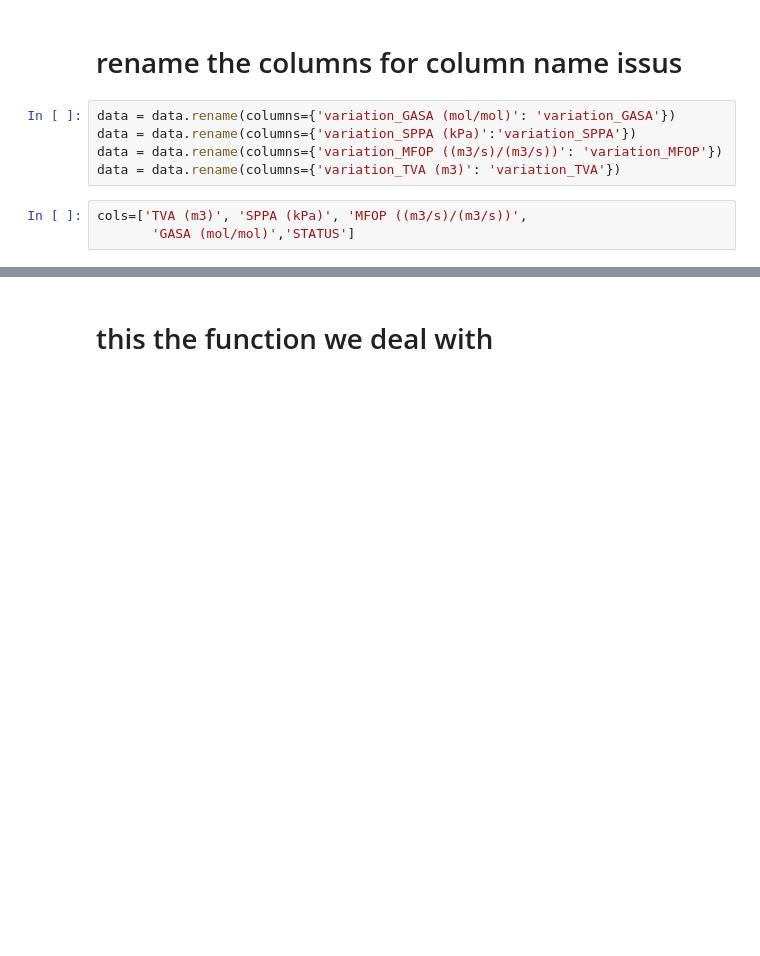
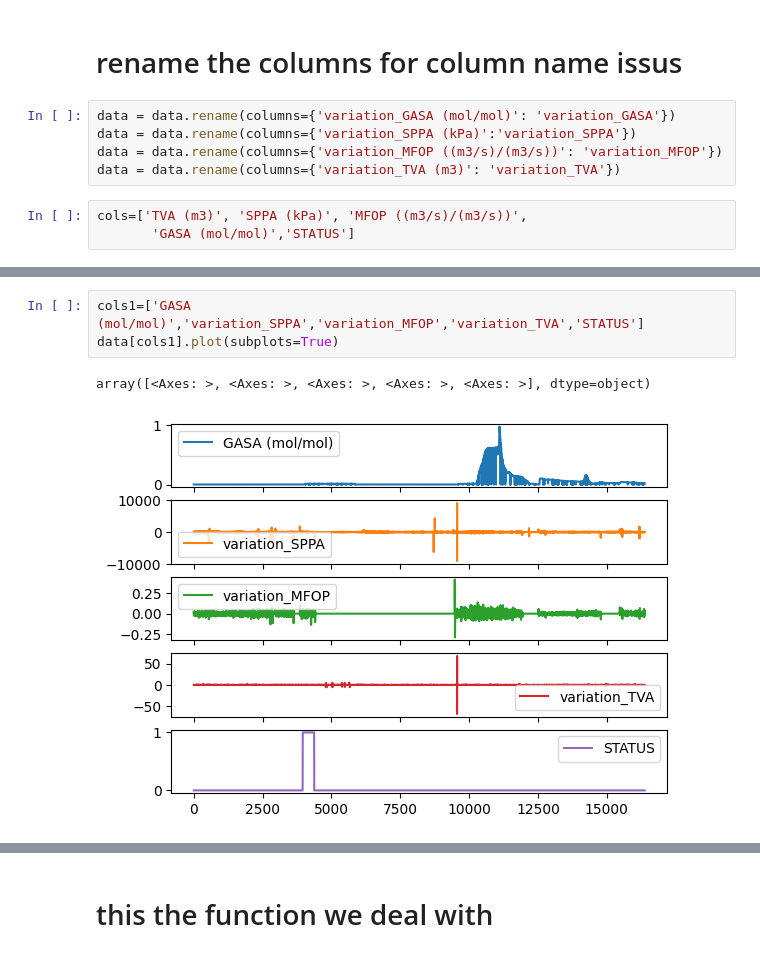
Before and after one commit to ABDESSAMED-tech/kick_detection, a Jupyter notebook: algorithme aproch/ALgorithme.ipynb, the cells around one changed output, grey strips where cells are left out. Saved outputs shown, nothing was run; the diff lists cells and outputs as text; blank space fills up the shorter version.

```diff
--- a/algorithme aproch/ALgorithme.ipynb
+++ b/algorithme aproch/ALgorithme.ipynb
@@ -81 +84,7 @@ cols=['TVA (m3)', 'SPPA (kPa)', 'MFOP ((m3/s)/(m3/s))',
+# %%
+cols1=['GASA (mol/mol)','variation_SPPA','variation_MFOP','variation_TVA','STATUS']
+data[cols1].plot(subplots=True)
+# %% [output]
+array([<Axes: >, <Axes: >, <Axes: >, <Axes: >, <Axes: >], dtype=object)
+[figure, added]
 # %%
```
Also changed, not shown: parts of 22 cells of this notebook.
